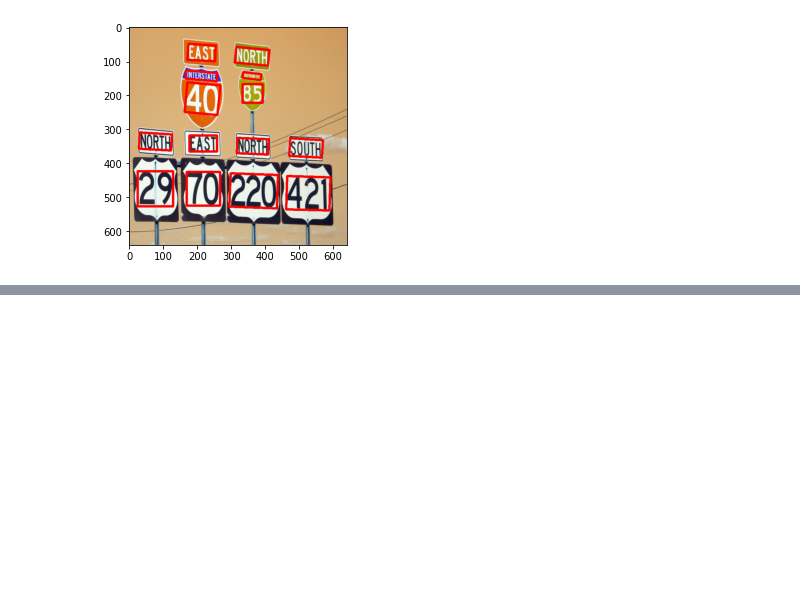
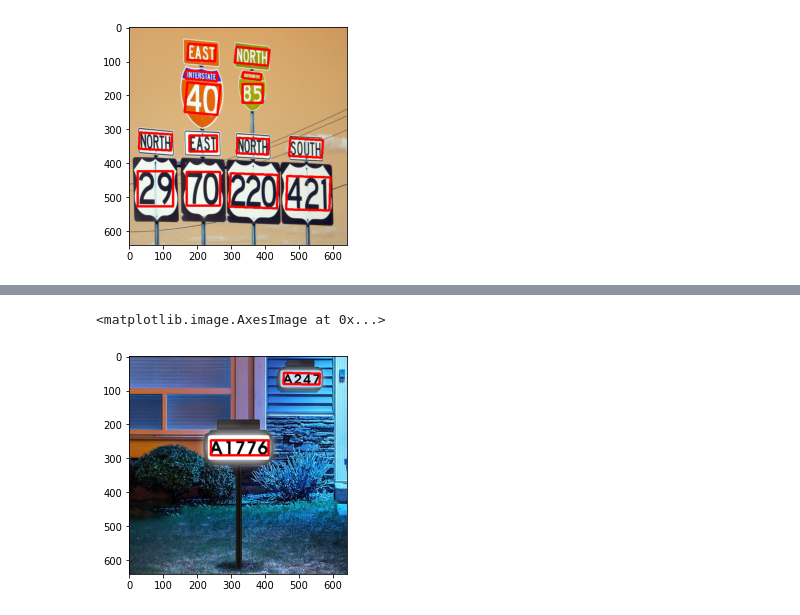
Before and after one commit to mariamabdelati/digit-recognition, a Jupyter notebook: keras-ocr/KERAS_OCR_Image_Recognition.ipynb, the cells around one changed output, grey strips where cells are left out. Cells and saved outputs as stored; diff of their text form; code cells hidden in the pictures; blank space fills up the shorter version.

```diff
--- a/keras-ocr/KERAS_OCR_Image_Recognition.ipynb
+++ b/keras-ocr/KERAS_OCR_Image_Recognition.ipynb
@@ -206,3 +206,19 @@ plt.imshow(drawn)
 Predicted: ['61', '4081', '811', '800', '85', '40', '1008', '61', '1068', '0006', '29', '70', '220', '421']
 <matplotlib.image.AxesImage at 0x...>
 [figure]
+# %%
+# Load the image
+image = cv2.imread('image1.jpg')
+# Resize the image
+image = cv2.resize(image, (640, 640))
+predictions = pipeline.recognize(images=[image])[0]
+
+# Get the recognized text and bounding boxes from the prediction
+drawn = keras_ocr.tools.drawBoxes(
+    image=image, boxes=predictions, boxes_format='predictions'
+)
+print(
+#     'Actual:', '\n'.join([' '.join([character for _, character in line]) for line in lines]),
+     'Predicted:', [text for text, box in predictions])
+plt.imshow(drawn)
+# %% [output]
@@ -208,0 +228,2 @@ Predicted: ['61', '4081', '811', '800', '85', '40', '1008', '61', '1068', '0006'
+<matplotlib.image.AxesImage at 0x...>
+[figure, added]
```
Also changed, not shown: parts of 1 cell of this notebook.
